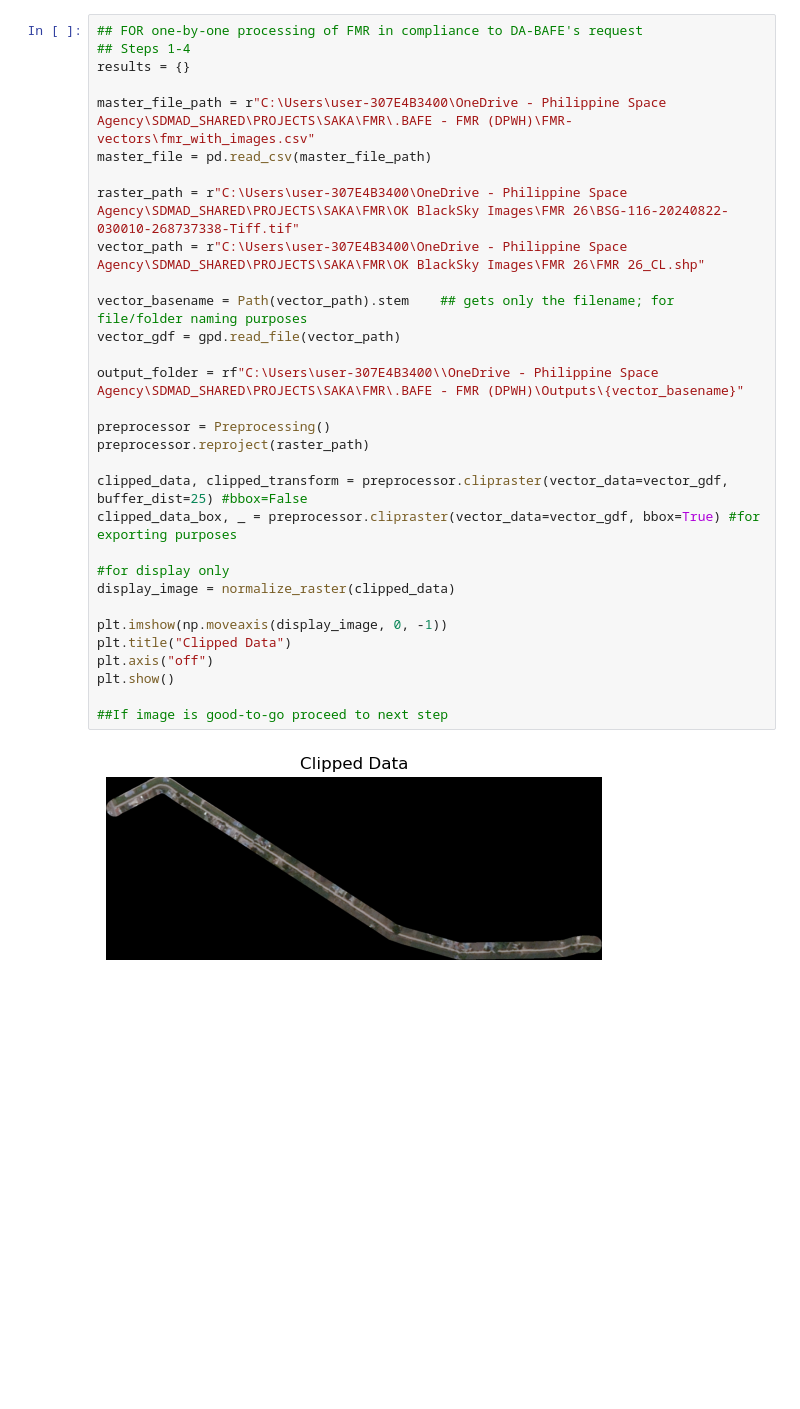
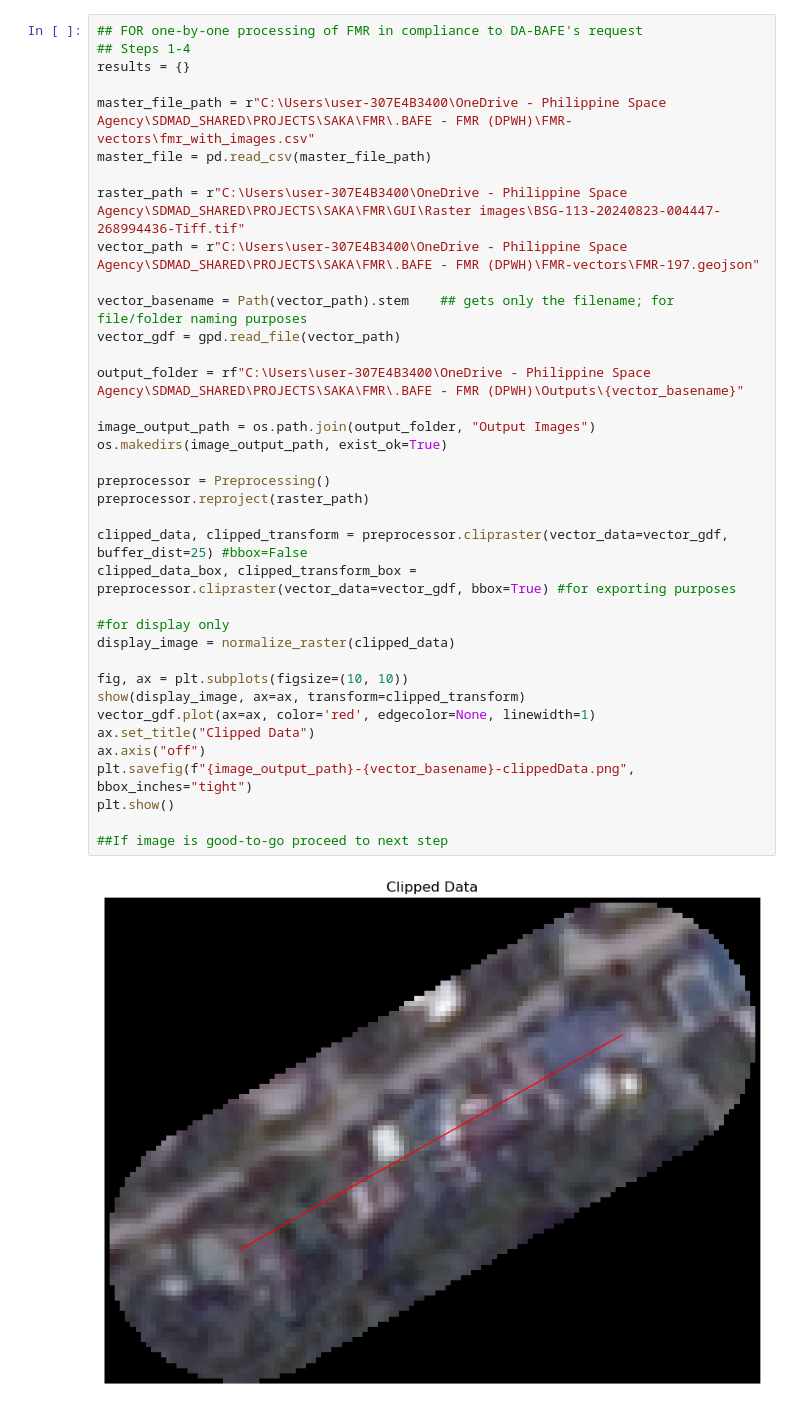
Before and after one commit to codenn-git/BAFE-FMR, a Jupyter notebook: codes/FMR-PROCESSING_notebookVer.ipynb, the cells around one changed output. Cells and saved outputs as stored; diff of their text form; blank space fills up the shorter version.

Commit message:
most recent processor notebook; refined update_csv function; saves images

```diff
--- a/codes/FMR-PROCESSING_notebookVer.ipynb
+++ b/codes/FMR-PROCESSING_notebookVer.ipynb
@@ -68,35 +71,41 @@ Preliminary: Please find the list of FMRs with available images in this file: ".
 # %%
 ## FOR one-by-one processing of FMR in compliance to DA-BAFE's request
 ## Steps 1-4
 results = {}
 
 master_file_path = r"C:\Users\user-307E4B3400\OneDrive - Philippine Space Agency\SDMAD_SHARED\PROJECTS\SAKA\FMR\.BAFE - FMR (DPWH)\FMR-vectors\fmr_with_images.csv"
 master_file = pd.read_csv(master_file_path)
 
-raster_path = r"C:\Users\user-307E4B3400\OneDrive - Philippine Space Agency\SDMAD_SHARED\PROJECTS\SAKA\FMR\OK BlackSky Images\FMR 26\BSG-116-20240822-030010-268737338-Tiff.tif"
-vector_path = r"C:\Users\user-307E4B3400\OneDrive - Philippine Space Agency\SDMAD_SHARED\PROJECTS\SAKA\FMR\OK BlackSky Images\FMR 26\FMR 26_CL.shp"
+raster_path = r"C:\Users\user-307E4B3400\OneDrive - Philippine Space Agency\SDMAD_SHARED\PROJECTS\SAKA\FMR\GUI\Raster images\BSG-113-20240823-004447-268994436-Tiff.tif"
+vector_path = r"C:\Users\user-307E4B3400\OneDrive - Philippine Space Agency\SDMAD_SHARED\PROJECTS\SAKA\FMR\.BAFE - FMR (DPWH)\FMR-vectors\FMR-197.geojson"
 
 vector_basename = Path(vector_path).stem    ## gets only the filename; for file/folder naming purposes
 vector_gdf = gpd.read_file(vector_path)
 
-output_folder = rf"C:\Users\user-307E4B3400\\OneDrive - Philippine Space Agency\SDMAD_SHARED\PROJECTS\SAKA\FMR\.BAFE - FMR (DPWH)\Outputs\{vector_basename}"
+output_folder = rf"C:\Users\user-307E4B3400\OneDrive - Philippine Space Agency\SDMAD_SHARED\PROJECTS\SAKA\FMR\.BAFE - FMR (DPWH)\Outputs\{vector_basename}"
+
+image_output_path = os.path.join(output_folder, "Output Images")
+os.makedirs(image_output_path, exist_ok=True)
 
 preprocessor = Preprocessing()
 preprocessor.reproject(raster_path)
 
 clipped_data, clipped_transform = preprocessor.clipraster(vector_data=vector_gdf, buffer_dist=25) #bbox=False
-clipped_data_box, _ = preprocessor.clipraster(vector_data=vector_gdf, bbox=True) #for exporting purposes
+clipped_data_box, clipped_transform_box = preprocessor.clipraster(vector_data=vector_gdf, bbox=True) #for exporting purposes
 
 #for display only
 display_image = normalize_raster(clipped_data)
 
-plt.imshow(np.moveaxis(display_image, 0, -1))
-plt.title("Clipped Data")
-plt.axis("off")
+fig, ax = plt.subplots(figsize=(10, 10))
+show(display_image, ax=ax, transform=clipped_transform)
+vector_gdf.plot(ax=ax, color='red', edgecolor=None, linewidth=1)
+ax.set_title("Clipped Data")
+ax.axis("off")
+plt.savefig(f"{image_output_path}-{vector_basename}-clippedData.png", bbox_inches="tight")
 plt.show()
 
 ##If image is good-to-go proceed to next step
 # %% [output]
-[figure, old version]
+[figure, new version]
 # %%
 ## ---------- IF image is bad, RUN THIS ------------- ##
```
Also changed, not shown: parts of 8 cells of this notebook.
